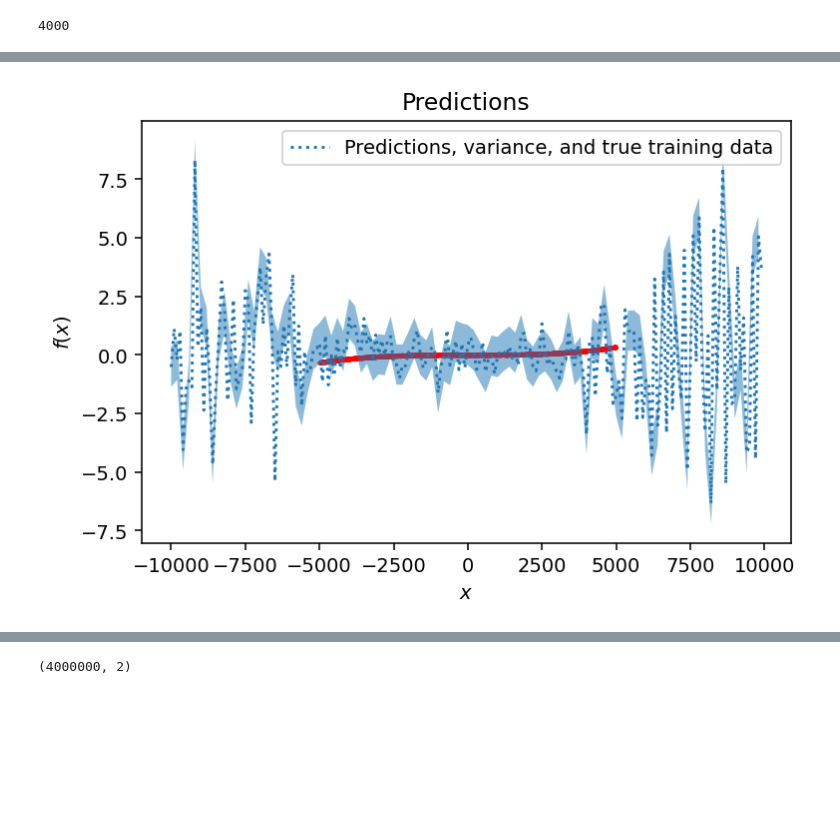
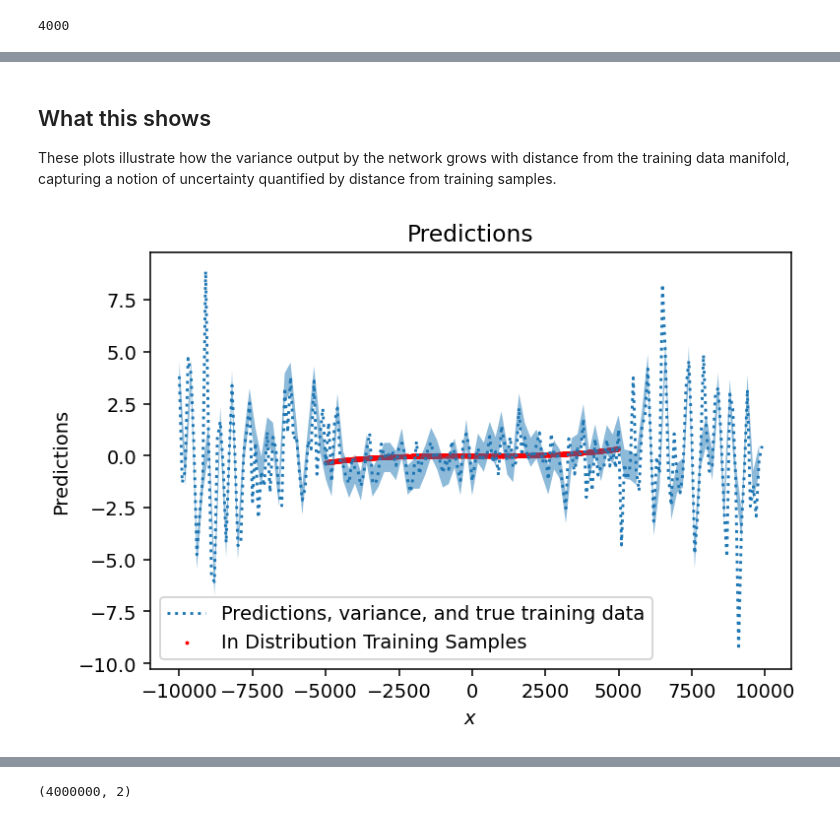
Before and after one commit to adityagoel4512/Spectral-normalized-Neural-Gaussian-Process-PyTorch, a Jupyter notebook: sngp.ipynb, the cells around one changed output, grey strips where cells are left out. Drawn from its saved outputs; the diff is of its cells as text; code cells hidden in the pictures; blank space fills up the shorter version.

```diff
--- a/sngp.ipynb
+++ b/sngp.ipynb
@@ -326,6 +339,7 @@ class Trainer:
         'regression': nn.MSELoss(reduction='mean')
         }
     self.criterion = criterions[task_type]
+    self.update_precision_incrementally = model_config['momentum'] > 0
 
   def train(self, training_data, data_loader_config, epochs=100, lr=1e-3):
     training_loader = DataLoader(training_data, **data_loader_config)
@@ -335,7 +349,7 @@ class Trainer:
 
     def compute_loss(batch):
       X, y = batch
-      logits, variance = self.model(X, with_variance=False, update_precision=True)
+      logits, variance = self.model(X, with_variance=False, update_precision=self.update_precision_incrementally)
 
       neg_log_likelihood = self.criterion(logits, y)
 
@@ -351,19 +365,32 @@ class Trainer:
       return neg_log_posterior
 
     self.model.train(True)
+    self.epoch_losses = []
     for epoch in range(epochs):
       running_loss = 0.
       for i, batch in enumerate(training_loader):
-        self.model.reset_covariance()
         loss = compute_loss(batch)
         optimizer.zero_grad()
         loss.backward()
         optimizer.step()
         running_loss += loss.item()
+      running_loss /= i
+      self.epoch_losses.append(running_loss)
       if epoch % 10 == 0:
-        print(f'Avg Loss Epoch {epoch}: {running_loss/i}')
+        print(f'Avg Loss Epoch {epoch}: {running_loss}')
     self.model.train(False)
+    if not self.update_precision_incrementally:
+        self.model.update_precision(next(iter(DataLoader(training_data, **{**data_loader_config, **dict(batch_size=len(training_data))})))[0])
     return self.model
+
+  def plot_loss(self):
+    if not hasattr(self, 'epoch_losses'):
+        raise ValueError('plot_loss invoked without first training model')
+    plt.plot(list(range(1, len(self.epoch_losses)+1)), self.epoch_losses)
+    plt.xlabel('Epochs')
+    plt.ylabel('Loss')
+    plt.title('Training Loss')
+    plt.show()
 # %%
 sngp_config = dict(
         out_features=2,
@@ -460,8 +507,11 @@ sngp_config = dict(
         out_features=1,
         backbone = ResNetBackbone(input_features=1, num_hidden_layers=0, num_hidden=64, dropout_rate=0.01, norm_multiplier=0.9),
         num_inducing = 1024,
-        momentum = 0.9,
+        momentum = -1.0,
         ridge_penalty = 1e-6)
+
+# Note that for regression tasks especially, the spectral normalisation applies a limit on the size gradients can grow to.
+# This means that standardising and destandardising input and output data is especially useful in this context.
 training_config = dict(batch_size=32, shuffle=True)
 trainer = Trainer(model_config=sngp_config, task_type='regression', model=RandomFeatureGaussianProcess)
 model = trainer.train(training_data=train_dataset, data_loader_config=training_config, epochs=100, lr=1e-3)
@@ -506,10 +571,14 @@ array([0.8587706 , 0.9296182 , 0.849059  , 0.81022376, 0.8956073 ,
+# %% [markdown]
+## What this shows
+These plots illustrate how the variance output by the network grows with distance from the training data manifold, capturing a notion of uncertainty quantified by distance from training samples.
 # %%
 plt.plot(X[::500], predictions[::500], label=r"Predictions, variance, and true training data", linestyle="dotted")
-plt.scatter(X_train, y_train_noisy, s=1, c='red')
+plt.scatter(X_train, y_train_noisy, s=1, c='red', label='In Distribution Training Samples')
 plt.fill_between(X[::1000].transpose()[0], predictions[::1000].transpose()[0]-variances[::1000].transpose()[0], predictions[::1000].transpose()[0]+variances[::1000].transpose()[0], alpha=0.5)
 plt.legend()
 plt.xlabel("$x$")
-plt.ylabel("$f(x)$")
-_ = plt.title("Predictions")
+plt.ylabel("Predictions")
+plt.title("Predictions")
+plt.show()
 # %% [output]
-[figure, old version]
+[figure, new version]
```
Also changed, not shown: parts of 38 cells of this notebook.
